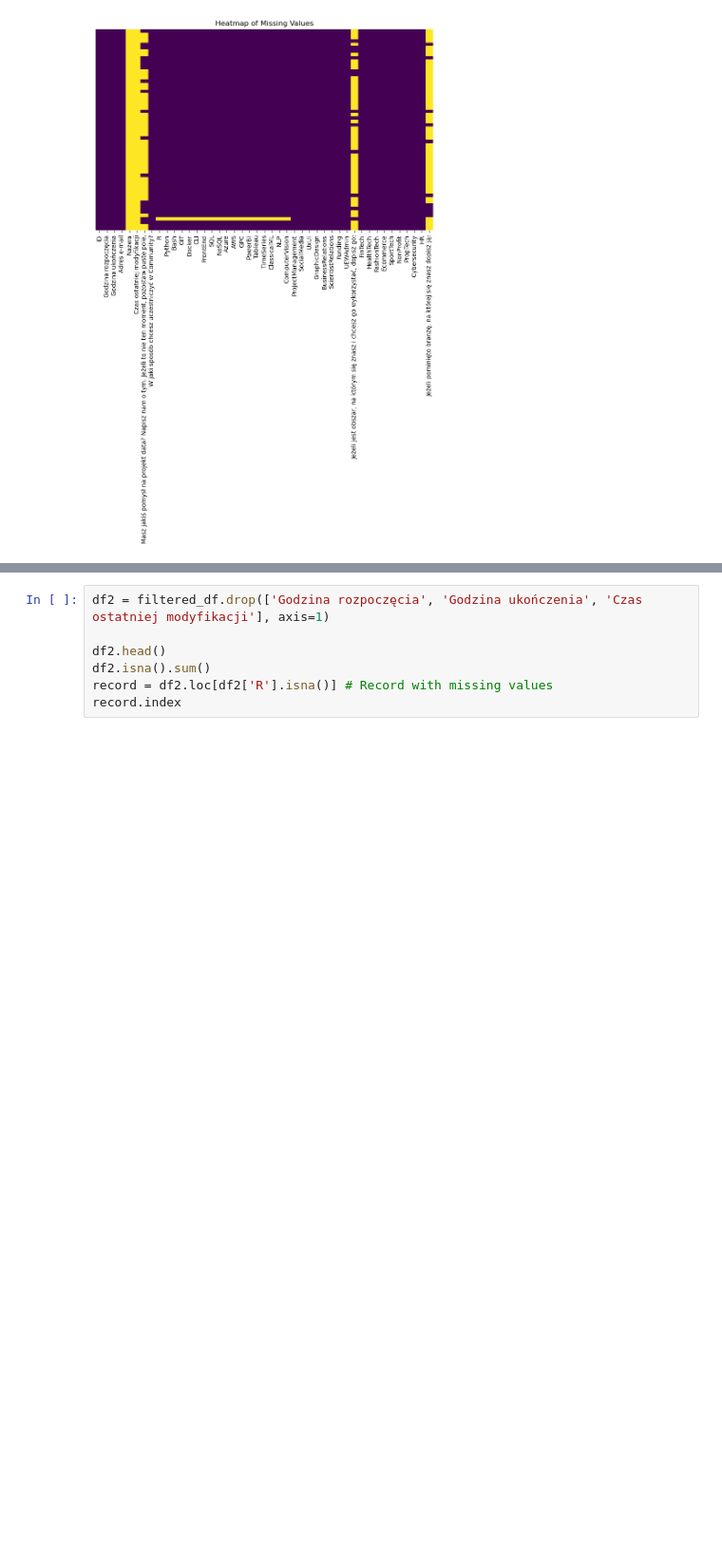
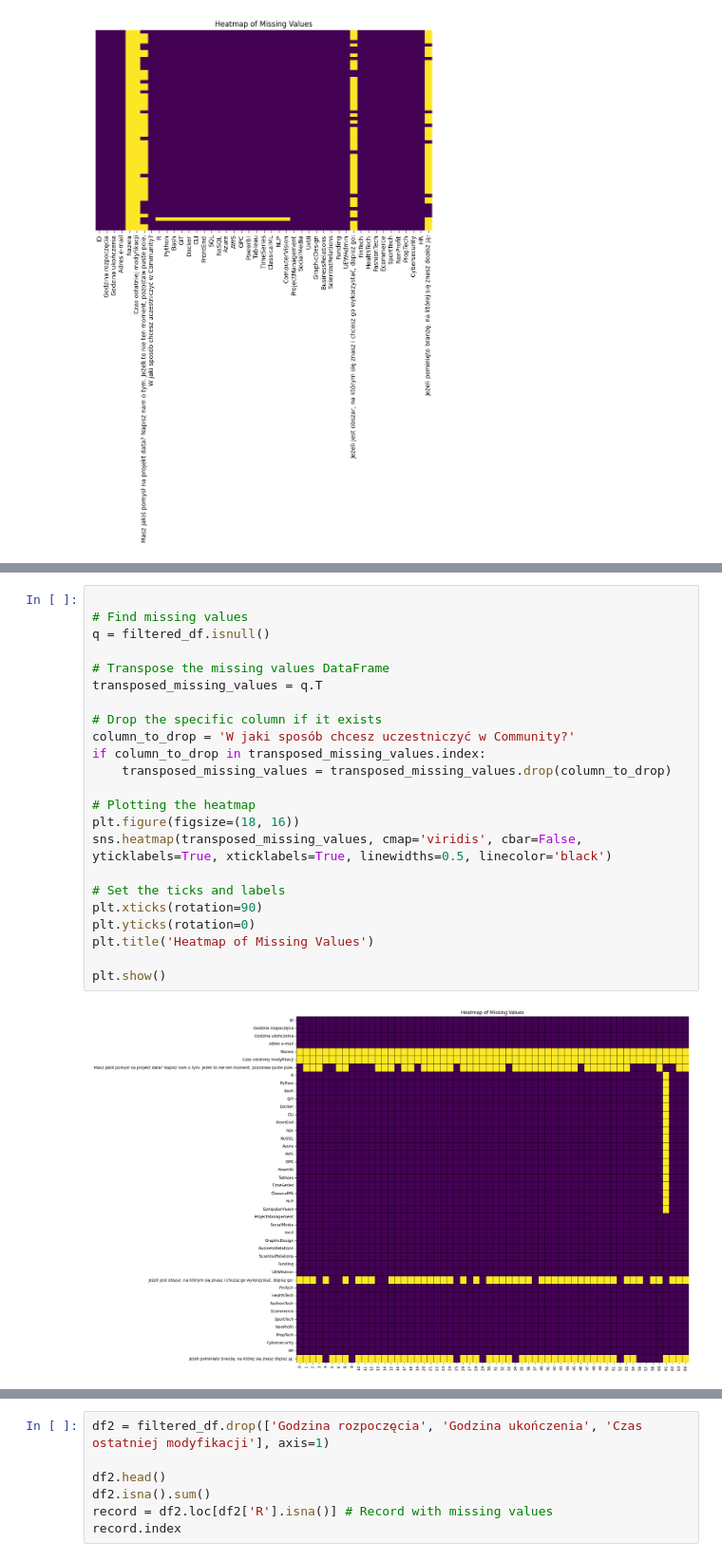
Before and after one commit to Mghd269/DMI-Project, a Jupyter notebook: notebooks/01_data_preprocesing.ipynb, the cells around one changed output, grey strips where cells are left out. Shown at 95% size. Cells and saved outputs as stored; diff of their text form; blank space fills up the shorter version.

Commit message:
Zmiana heatmap

```diff
--- a/notebooks/01_data_preprocesing.ipynb
+++ b/notebooks/01_data_preprocesing.ipynb
@@ -105,0 +111,25 @@ plt.show()
+# %%
+
+# Find missing values
+q = filtered_df.isnull()
+
+# Transpose the missing values DataFrame
+transposed_missing_values = q.T
+
+# Drop the specific column if it exists
+column_to_drop = 'W jaki sposób chcesz uczestniczyć w Community?'
+if column_to_drop in transposed_missing_values.index:
+    transposed_missing_values = transposed_missing_values.drop(column_to_drop)
+
+# Plotting the heatmap
+plt.figure(figsize=(18, 16))
+sns.heatmap(transposed_missing_values, cmap='viridis', cbar=False, yticklabels=True, xticklabels=True, linewidths=0.5, linecolor='black')
+
+# Set the ticks and labels
+plt.xticks(rotation=90)
+plt.yticks(rotation=0)
+plt.title('Heatmap of Missing Values')
+
+plt.show()
+# %% [output]
+[figure, added]
```
Also changed, not shown: parts of 6 cells of this notebook.
